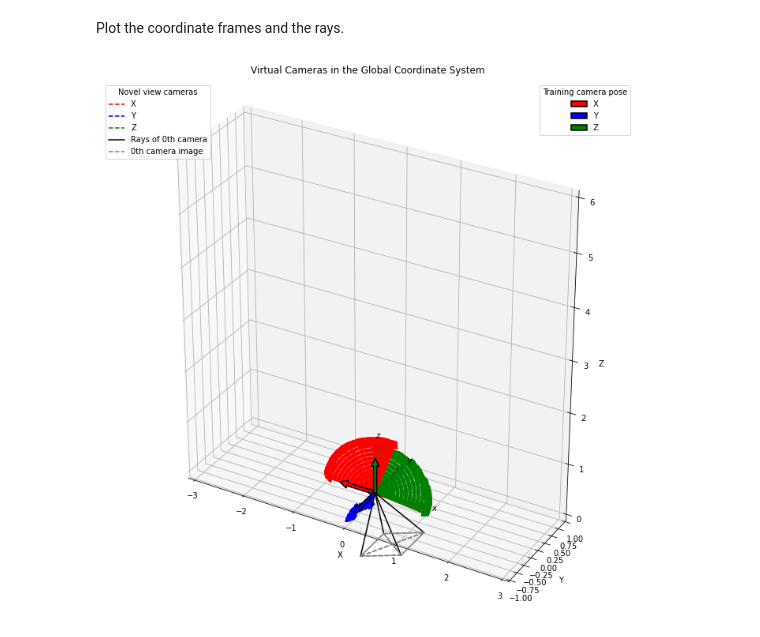
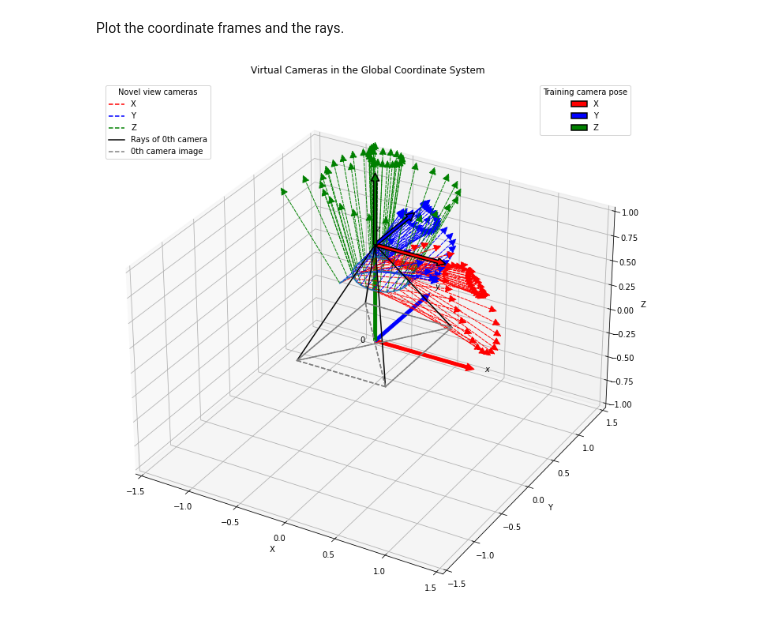
Before and after one commit to philippwulff/DGD-NeRF, a Jupyter notebook: eda_virtual_camera.ipynb, the cells around one changed output. Drawn from its saved outputs; the diff is of its cells as text; code cells hidden in the pictures.

Commit message:
update, added render_poses, metric calculation

```diff
--- a/eda_virtual_camera.ipynb
+++ b/eda_virtual_camera.ipynb
@@ -39,9 +28,11 @@ The autoreload extension is already loaded. To reload it, use:
 # %% [markdown]
 Load DeepDeform Data
 # %%
-scene_name = "office"
-render_pose_type = "spherical"
+scene_name = "johannes"
+render_pose_type = "spiral"
 
-images, depth_maps, poses, times, render_poses, render_times, hwff, i_split = load_deepdeform_data(f"./data/{scene_name}", True, 1, render_pose_type=render_pose_type)
-print('Loaded deepdeform', images.shape, render_poses.shape, hwff)
+# images, depth_maps, poses, times, render_poses, render_times, hwff, i_split = load_deepdeform_data(f"./data/{scene_name}", True, 1, render_pose_type=render_pose_type)
+images, depth_maps, poses, times, render_poses, render_times, hwff, i_split = load_owndataset_data(f"./data/{scene_name}", True, 1, render_pose_type=render_pose_type)
+
+print(f'Loaded {scene_name}', images.shape, render_poses.shape, hwff)
 # %% [output]
@@ -117,12 +85,12 @@ Plot the coordinate frames and the rays.
 fig = plt.figure(figsize=(10, 10))
 ax1 = fig.add_subplot(111, projection='3d')
 
-xlim = [-3, 3]
-ylim = [-1, 1]
-zlim = [0, 6]
-#xlim = [-1.5, 1.5]
-#ylim = [-1.5, 1.5]
-#zlim = [0, 6]
+# xlim = [-3, 3]
+# ylim = [-1, 1]
+# zlim = [0, 6]
+xlim = [-1.5, 1.5]
+ylim = [-1.5, 1.5]
+zlim = [-1, 1]
 ax1.set_xlabel('X')
 ax1.set_xlim(*xlim)
 ax1.set_ylabel('Y')
@@ -141,69 +109,41 @@ ax1.text(1.1, 0, 0, r'$x$')
 ax1.text(0, 1.1, 0, r'$y$')
 ax1.text(0, 0, 1.1, r'$z$')
 
-def draw_transformed(c2w, ax, axes_len=1.0, edgecolor=None, **kwargs):
-    """Draw the camera coordinate frame. Camera-to-world transformation."""
-    # R = torch.Tensor(np.array([[-1,0,0],[0,0,1],[0,1,0]])).T @ c2w[:3, :3]
-    R = c2w[:3, :3]
-    # new_o = torch.Tensor(np.array([[-1,0,0],[0,0,1],[0,1,0]])).T @ c2w[:3, 3]
-    new_o = c2w[:3, 3]
-    new_x = R @ np.array([axes_len, 0, 0]) + new_o
-    new_y = R @ np.array([0, axes_len, 0]) + new_o
-    new_z = R @ np.array([0, 0, axes_len]) + new_o
-    arrow_prop_dict = dict(mutation_scale=20, arrowstyle='-|>', shrinkA=0, shrinkB=0, fill=True)
-    arrow_prop_dict.update(**kwargs)
-    arrx = ax.add_artist(Arrow3D([new_o[0], new_x[0]], [new_o[1], new_x[1]], [new_o[2], new_x[2]], **arrow_prop_dict, facecolor='r', edgecolor=edgecolor if edgecolor else "r"))
-    arry = ax.add_artist(Arrow3D([new_o[0], new_y[0]], [new_o[1], new_y[1]], [new_o[2], new_y[2]], **arrow_prop_dict, facecolor='b', edgecolor=edgecolor if edgecolor else "b"))
-    arrz = ax.add_artist(Arrow3D([new_o[0], new_z[0]], [new_o[1], new_z[1]], [new_o[2], new_z[2]], **arrow_prop_dict, facecolor='g', edgecolor=edgecolor if edgecolor else "g"))
-    return arrx, arry, arrz, new_o
-
-def draw_cam(rays_o, rays_d, ax):
-    H, W, _ = rays_d.shape
-    ps = []
-    # plot camera rays
-    for iy, ix in [[0, 0], [H-1, 0], [0, W-1], [H-1, W-1]]:
-        # o = torch.Tensor(np.array([[-1,0,0],[0,0,1],[0,1,0]])).T @ rays_o[iy, ix]
-        # d = torch.Tensor(np.array([[-1,0,0],[0,0,1],[0,1,0]])).T @ rays_d[iy, ix]
-        o = rays_o[iy, ix]
-        d = rays_d[iy, ix]
-        p = o + d
-        ax.plot([o[0], p[0]], [o[1], p[1]], [o[2], p[2]], color="black")
-        ps.append(p)
-    # plot camera frame
-    for p1, p2 in list(itertools.permutations(ps, 2)):
-        ax.plot([p1[0], p2[0]], [p1[1], p2[1]], [p1[2], p2[2]], color="grey", ls="--")
-
 # Draw novel camera coordinate frames
 new_os = []
-for pose in render_poses[::]:
+for pose in render_poses[::2]:
     rcx, rcy, rcz, new_o = draw_transformed(pose, ax1, linestyle="--")
     new_os.append(new_o)
 ax1.plot([n[0] for n in new_os], [n[1] for n in new_os], [n[2] for n in new_os])
+
+# Training camera frames
+# for pose in poses[1::2]:
+#     rcx, rcy, rcz, new_o = draw_transformed(pose, ax1, linestyle="-")
 
 # Draw the training camera coordinate frame
 tcx, tcy, tcz, _ = draw_transformed(poses[0], ax1, arrowstyle='simple', axes_len=0.7, linewidth=1.5, mutation_scale=20, edgecolor="black")
 
 lgnd1 = plt.legend(handles=[tcx, tcy, tcz],
            labels=["X", "Y", "Z"],
            title="Training camera pose", loc=1)
 plt.legend(handles=[Line2D([0], [0], color='r', ls="--"),
                     Line2D([0], [0], color='b', ls="--"),
                     Line2D([0], [0], color='g', ls="--"),
                     Line2D([0], [0], color='black', ls="-"),
                     Line2D([0], [0], color='grey', ls="--")],
            labels=["X", "Y", "Z", "Rays of 0th camera", "0th camera image"],
            title="Novel view cameras", loc=2)
 plt.gca().add_artist(lgnd1)
 
 
 draw_cam(rays_o, rays_d, ax1)       # rays_o and rays_d are already in world-coordinates
 
 fig.suptitle("Virtual Cameras in the Global Coordinate System", )
 fig.tight_layout()
 
 plt.show()
 # %% [output]
-[figure, old version]
+[figure, new version]
 # %% [markdown]
 ## Theory: The Virtual Camera Model
 
```
Also changed, not shown: parts of 5 cells of this notebook, 17 other files.
